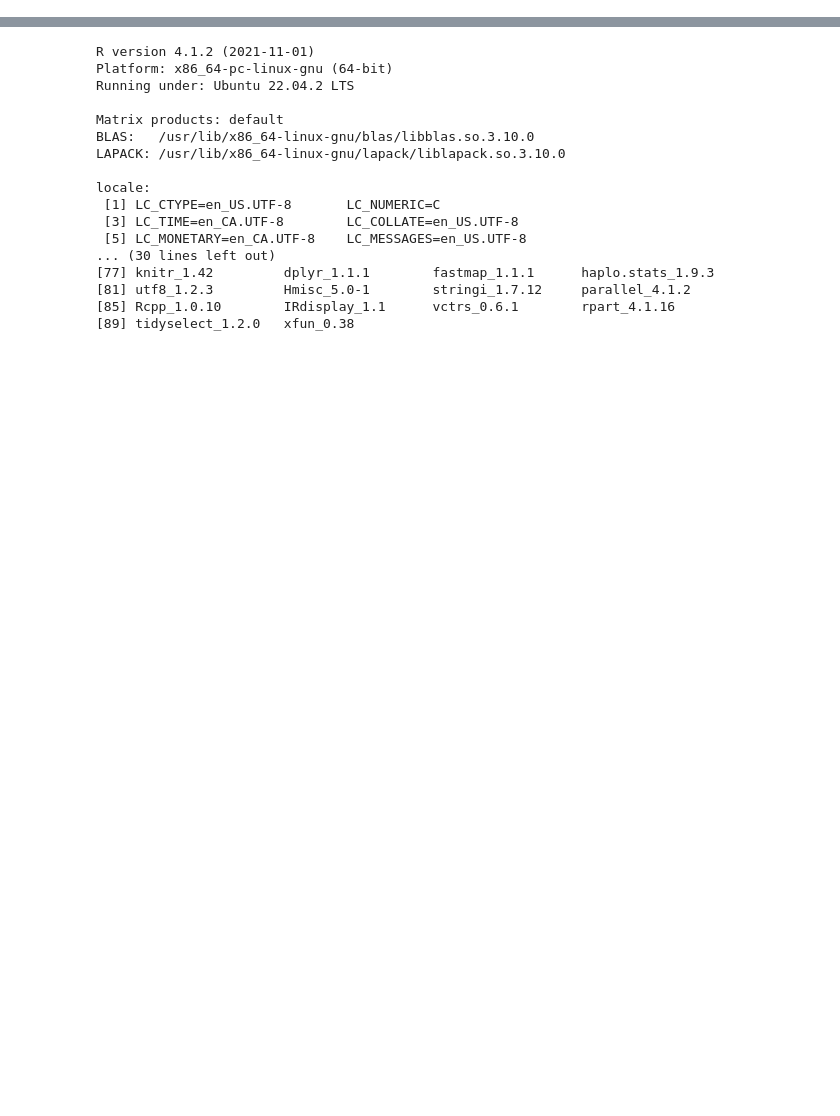
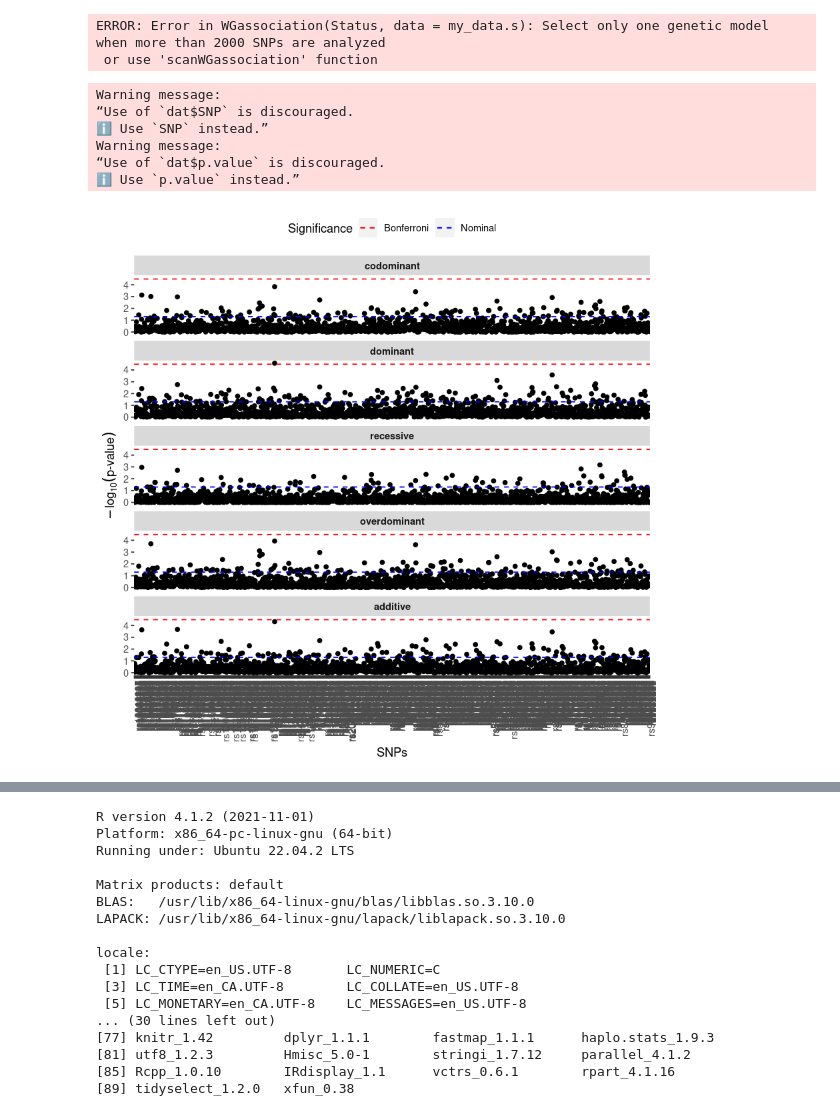
Before and after one commit to Aziza2027/manhattan_pca, a Jupyter notebook: code/R_snp_ass.ipynb, the cells around one changed output, grey strips where cells are left out. Saved outputs shown, nothing was run; the diff lists cells and outputs as text; code cells hidden in the pictures; blank space fills up the shorter version.

```diff
--- a/code/R_snp_ass.ipynb
+++ b/code/R_snp_ass.ipynb
@@ -211,0 +317,16 @@ A WGassociation: 489 × 6
+# %%
+ans <- WGassociation(Status, data=my_data.s)
+head(ans)
+# %% [output]
+ERROR: Error in WGassociation(Status, data = my_data.s): Select only one genetic model when more than 2000 SNPs are analyzed
+ or use 'scanWGassociation' function
+# %%
+plot(ans)
+# %% [output]
+Warning message:
+“Use of `dat$SNP` is discouraged.
+ℹ Use `SNP` instead.”
+Warning message:
+“Use of `dat$p.value` is discouraged.
+ℹ Use `p.value` instead.”
+[figure, added]
```
Also changed, not shown: parts of 29 cells of this notebook, 17 other files.
